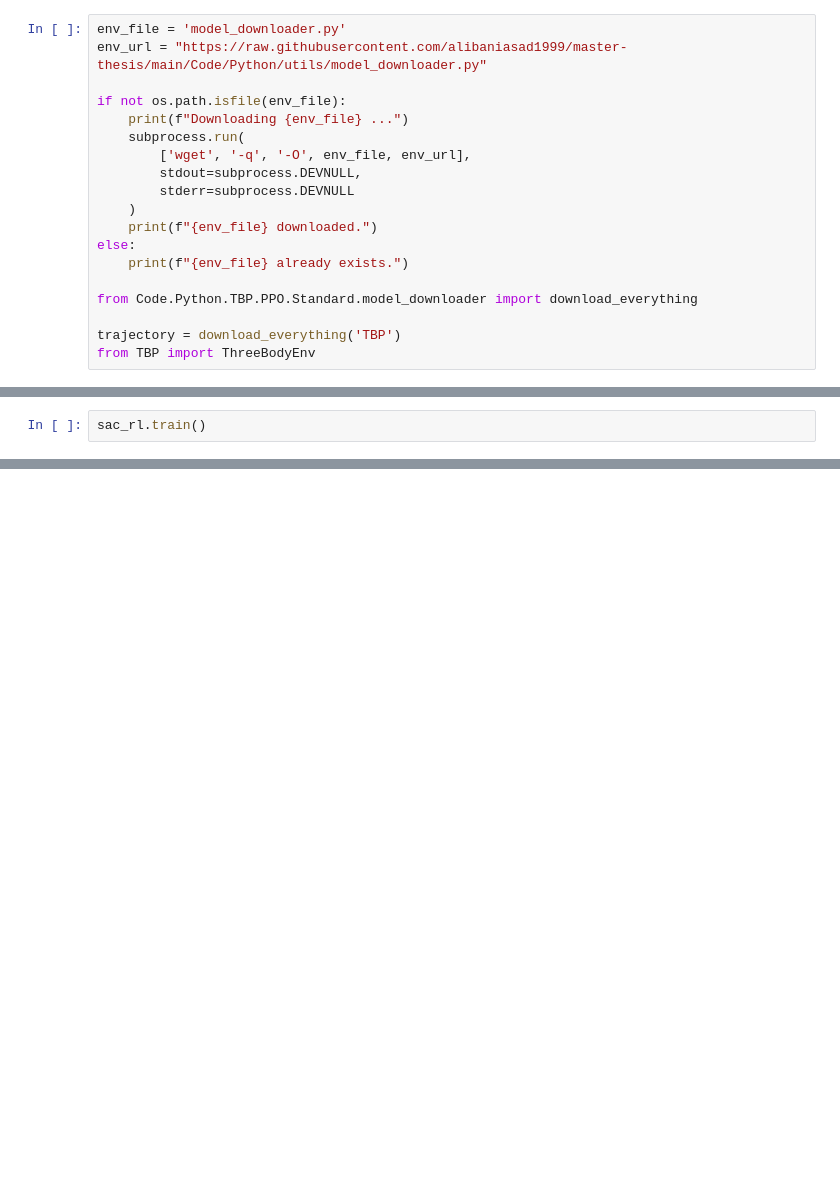
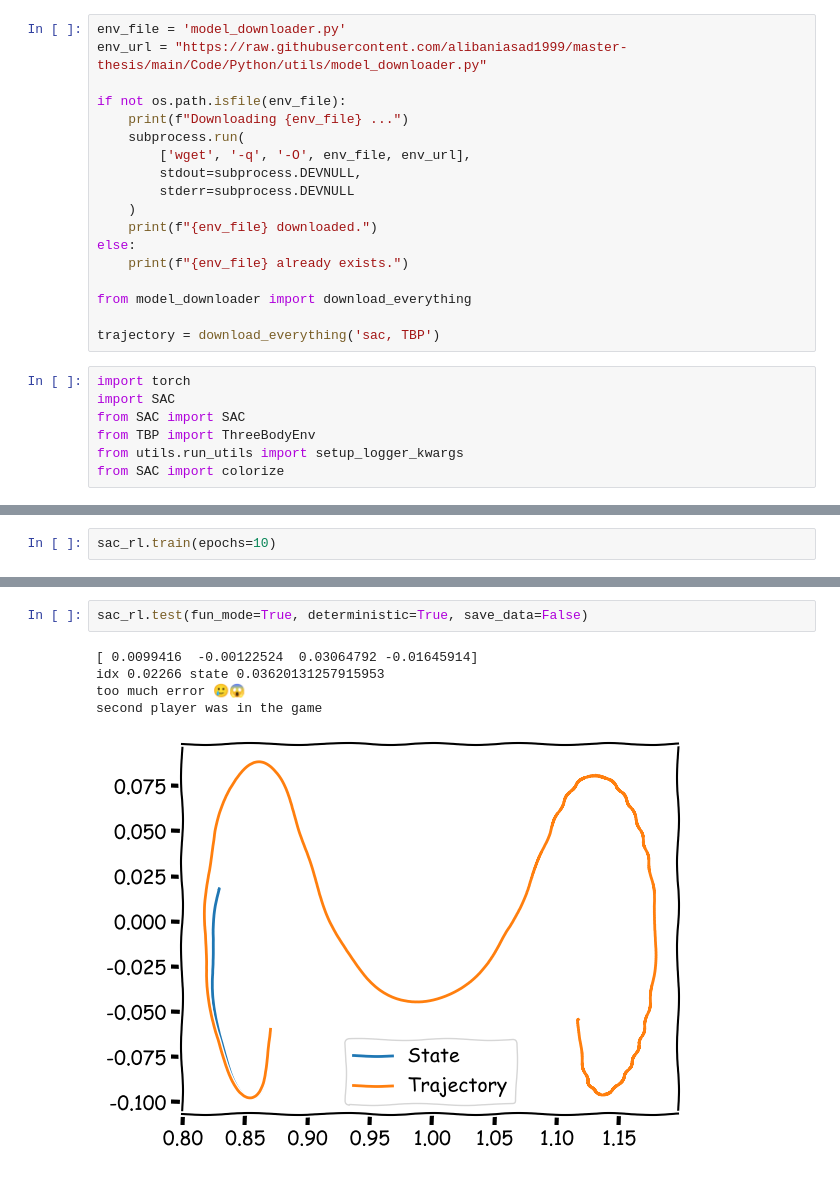
Before and after one commit to alibaniasad1999/master-thesis, a Jupyter notebook: Code/Python/TBP/SAC/sandbox/test.ipynb, the cells around one changed output, grey strips where cells are left out. Drawn from its saved outputs; the diff is of its cells as text; blank space fills up the shorter version.

Commit message:
add sac algorythm worked well till now need train

```diff
--- a/Code/Python/TBP/SAC/sandbox/test.ipynb
+++ b/Code/Python/TBP/SAC/sandbox/test.ipynb
@@ -14,20 +4,26 @@ To enable the following instructions: AVX2 FMA, in other operations, rebuild Ten
+# %%
+env_file = 'model_downloader.py'
+env_url = "https://raw.githubusercontent.com/alibaniasad1999/master-thesis/main/Code/Python/utils/model_downloader.py"
+
+if not os.path.isfile(env_file):
+    print(f"Downloading {env_file} ...")
+    subprocess.run(
+        ['wget', '-q', '-O', env_file, env_url],
+        stdout=subprocess.DEVNULL,
+        stderr=subprocess.DEVNULL
+    )
+    print(f"{env_file} downloaded.")
+else:
+    print(f"{env_file} already exists.")
+
+from model_downloader import download_everything
+
+trajectory = download_everything('sac, TBP')
 # %%
-env_file = 'model_downloader.py'
-env_url = "https://raw.githubusercontent.com/alibaniasad1999/master-thesis/main/Code/Python/utils/model_downloader.py"
-
-if not os.path.isfile(env_file):
-    print(f"Downloading {env_file} ...")
-    subprocess.run(
-        ['wget', '-q', '-O', env_file, env_url],
-        stdout=subprocess.DEVNULL,
-        stderr=subprocess.DEVNULL
-    )
-    print(f"{env_file} downloaded.")
-else:
-    print(f"{env_file} already exists.")
-
-from Code.Python.TBP.PPO.Standard.model_downloader import download_everything
-
-trajectory = download_everything('TBP')
+import torch
+import SAC
+from SAC import SAC
 from TBP import ThreeBodyEnv
+from utils.run_utils import setup_logger_kwargs
+from SAC import colorize
 # %% [output]
@@ -96,5 +69,5 @@ Saving config:
 
 Number of parameters:    pi: 4740,       q1: 4673,       q2: 4673
 # %%
-sac_rl.train()
+sac_rl.train(epochs=10)
 # %% [output]
@@ -118 +91,9 @@ updating 🥰
 KeyboardInterrupt:
+# %%
+sac_rl.test(fun_mode=True, deterministic=True, save_data=False)
+# %% [output]
+[ 0.0099416  -0.00122524  0.03064792 -0.01645914]
+idx 0.02266 state 0.03620131257915953
+too much error 🥲😱
+second player was in the game
+[figure, added]
```
Also changed, not shown: parts of 9 cells of this notebook, 3 other files.
